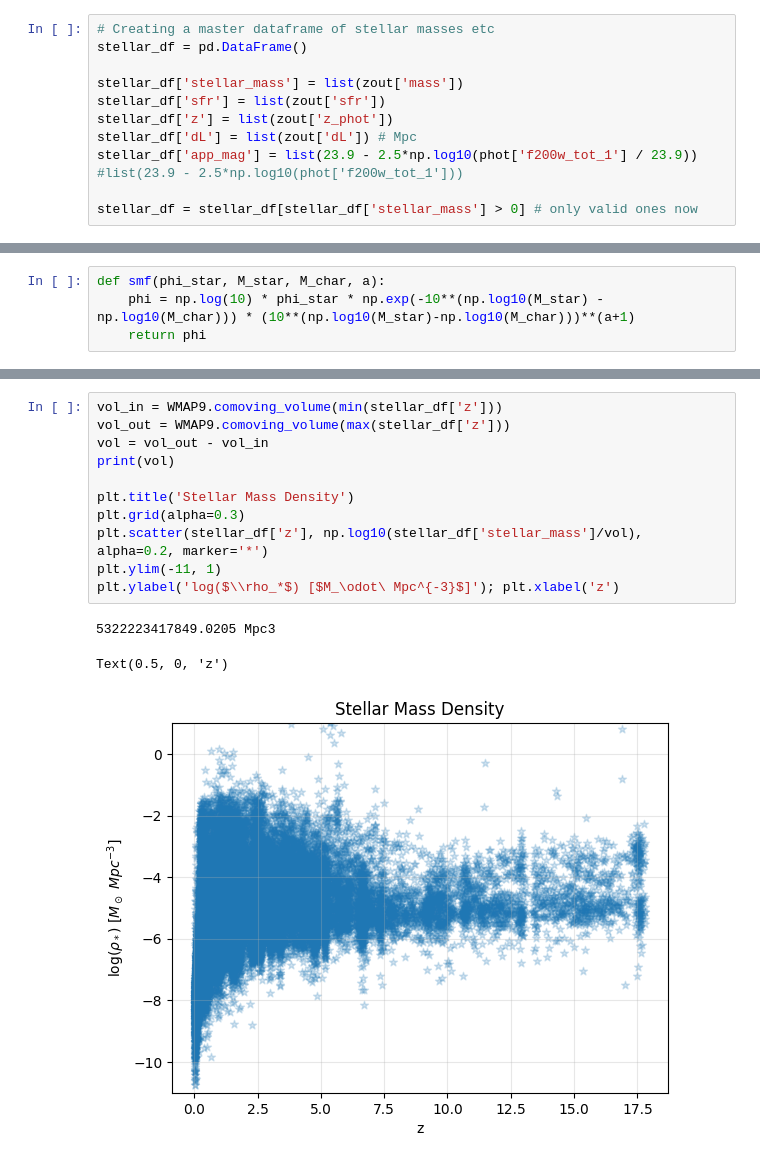
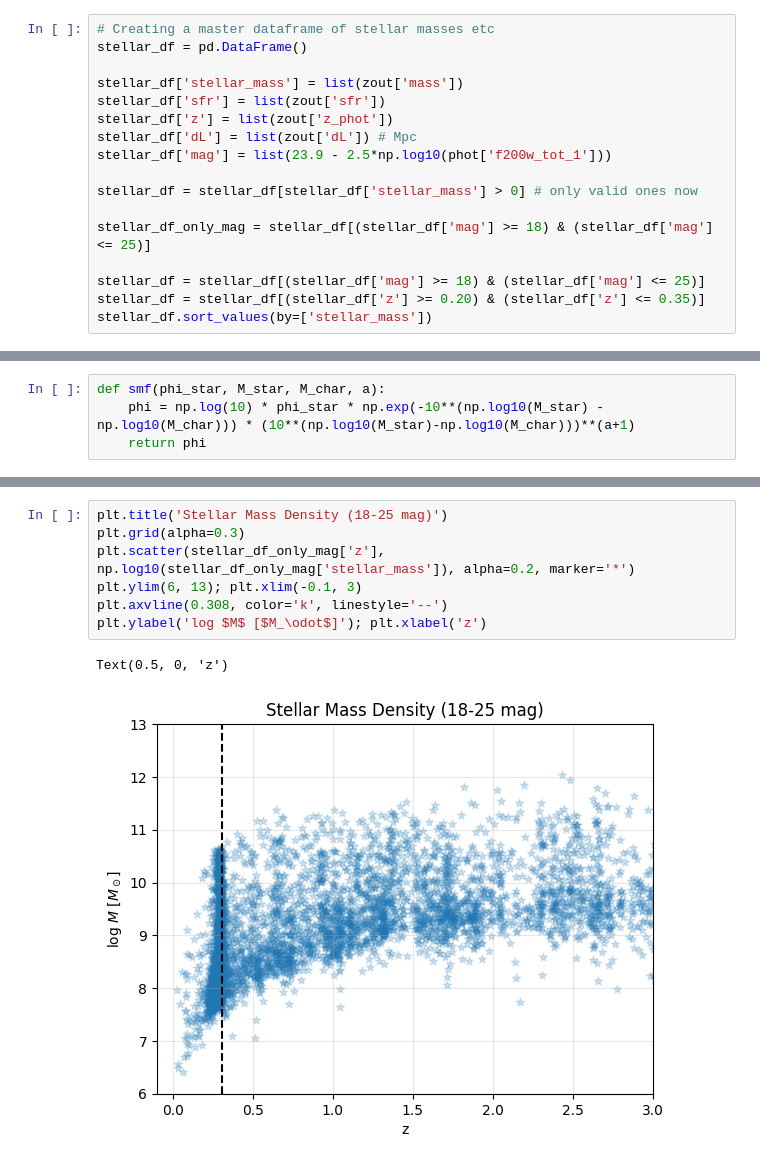
Before and after one commit to mayamerch/block-3-project, a Jupyter notebook: abell 2744.ipynb, the cells around one changed output, grey strips where cells are left out. Saved outputs shown, nothing was run; the diff lists cells and outputs as text.

```diff
--- a/abell 2744.ipynb
+++ b/abell 2744.ipynb
@@ -732,6 +682,12 @@ stellar_df['stellar_mass'] = list(zout['mass'])
 stellar_df['sfr'] = list(zout['sfr'])
 stellar_df['z'] = list(zout['z_phot'])
 stellar_df['dL'] = list(zout['dL']) # Mpc
-stellar_df['app_mag'] = list(23.9 - 2.5*np.log10(phot['f200w_tot_1'] / 23.9)) #list(23.9 - 2.5*np.log10(phot['f200w_tot_1']))
+stellar_df['mag'] = list(23.9 - 2.5*np.log10(phot['f200w_tot_1']))
 
 stellar_df = stellar_df[stellar_df['stellar_mass'] > 0] # only valid ones now
+
+stellar_df_only_mag = stellar_df[(stellar_df['mag'] >= 18) & (stellar_df['mag'] <= 25)]
+
+stellar_df = stellar_df[(stellar_df['mag'] >= 18) & (stellar_df['mag'] <= 25)]
+stellar_df = stellar_df[(stellar_df['z'] >= 0.20) & (stellar_df['z'] <= 0.35)]
+stellar_df.sort_values(by=['stellar_mass'])
@@ -758,15 +731,10 @@ plt.grid(alpha=0.2)
 # %%
-vol_in = WMAP9.comoving_volume(min(stellar_df['z']))
-vol_out = WMAP9.comoving_volume(max(stellar_df['z']))
-vol = vol_out - vol_in
-print(vol)
-
-plt.title('Stellar Mass Density')
+plt.title('Stellar Mass Density (18-25 mag)')
 plt.grid(alpha=0.3)
-plt.scatter(stellar_df['z'], np.log10(stellar_df['stellar_mass']/vol), alpha=0.2, marker='*')
-plt.ylim(-11, 1)
-plt.ylabel('log($\\rho_*$) [$M_\odot\ Mpc^{-3}$]'); plt.xlabel('z')
+plt.scatter(stellar_df_only_mag['z'], np.log10(stellar_df_only_mag['stellar_mass']), alpha=0.2, marker='*')
+plt.ylim(6, 13); plt.xlim(-0.1, 3)
+plt.axvline(0.308, color='k', linestyle='--')
+plt.ylabel('log $M$ [$M_\odot$]'); plt.xlabel('z')
 # %% [output]
-5322223417849.0205 Mpc3
+Text(0.5, 0, 'z')
-Text(0.5, 0, 'z')
-[figure, old version]
+[figure, new version]
```
Also changed, not shown: parts of 29 cells of this notebook, 1 other file.
